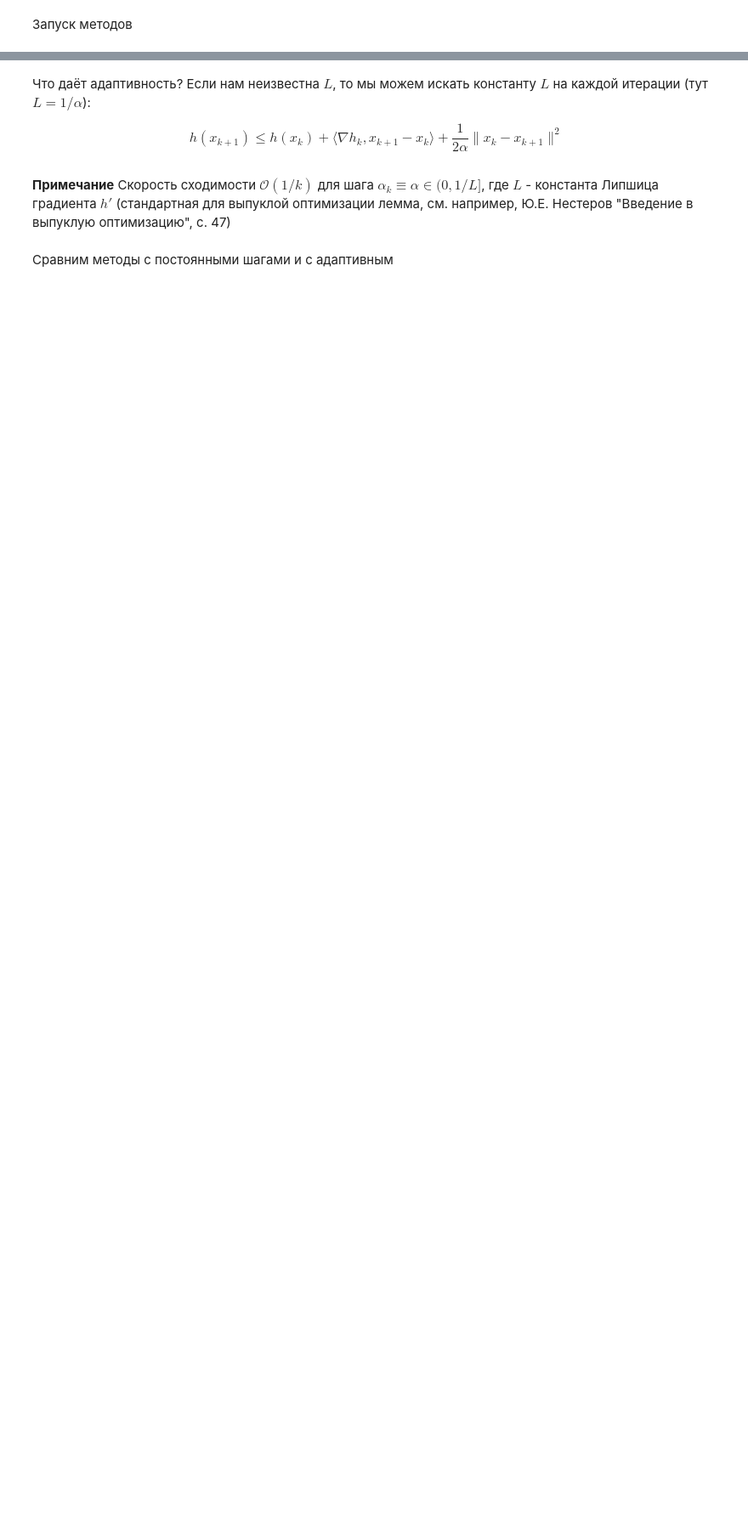
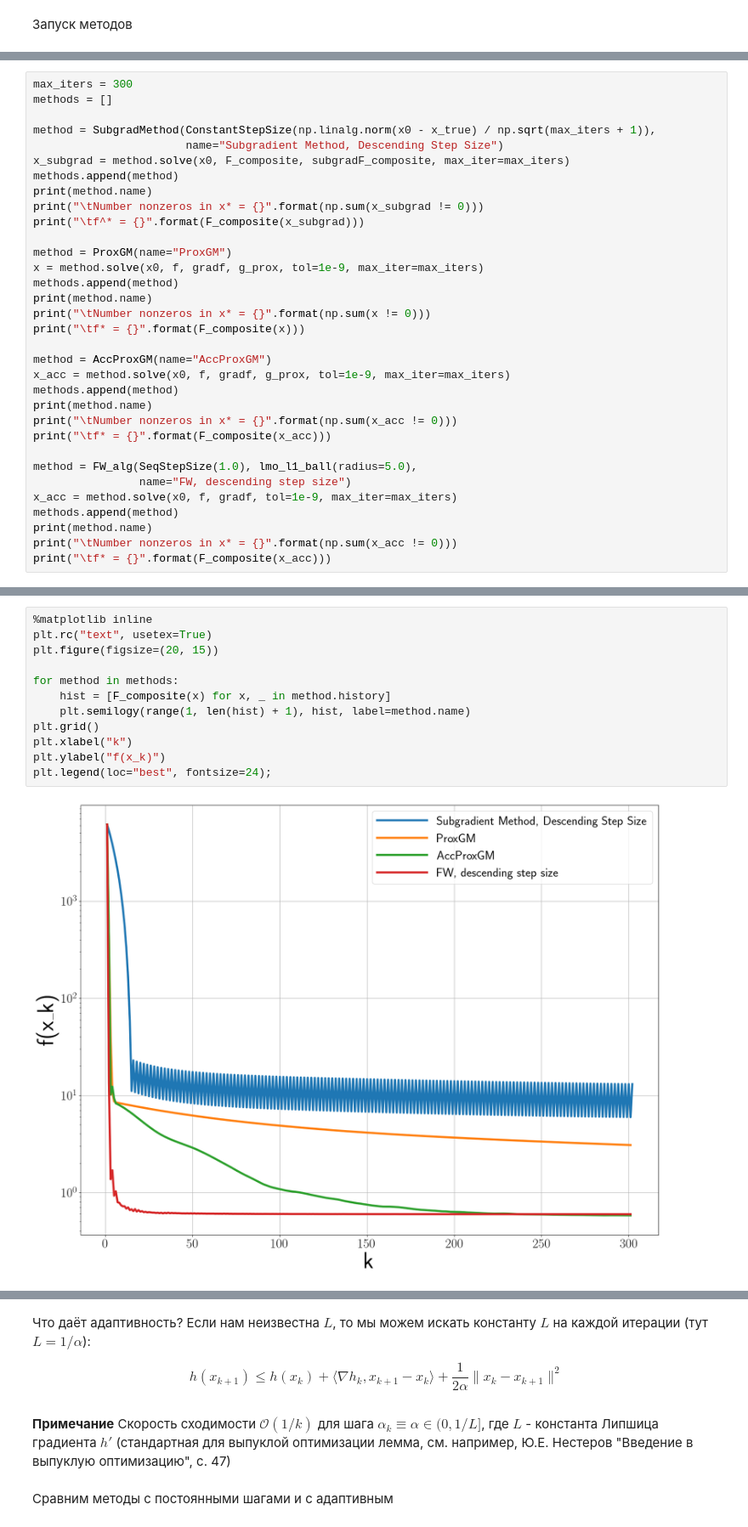
Before and after one commit to DredderGun/math_opt_course, a Jupyter notebook: lesson4_non_smooth_obj/sem3_proximal.ipynb, the cells around one changed output, grey strips where cells are left out. Shown at 85% size. Saved outputs shown, nothing was run; the diff lists cells and outputs as text; blank space fills up the shorter version.

```diff
--- a/lesson4_non_smooth_obj/sem3_proximal.ipynb
+++ b/lesson4_non_smooth_obj/sem3_proximal.ipynb
@@ -236,0 +295,33 @@ plt.legend(loc="best", fontsize=24);
+# %%
+max_iters = 300
+methods = []
+
+method = SubgradMethod(ConstantStepSize(np.linalg.norm(x0 - x_true) / np.sqrt(max_iters + 1)),
+                       name="Subgradient Method, Descending Step Size")
+x_subgrad = method.solve(x0, F_composite, subgradF_composite, max_iter=max_iters)
+methods.append(method)
+print(method.name)
+print("\tNumber nonzeros in x* = {}".format(np.sum(x_subgrad != 0)))
+print("\tf^* = {}".format(F_composite(x_subgrad)))
+
+method = ProxGM(name="ProxGM")
+x = method.solve(x0, f, gradf, g_prox, tol=1e-9, max_iter=max_iters)
+methods.append(method)
+print(method.name)
+print("\tNumber nonzeros in x* = {}".format(np.sum(x != 0)))
+print("\tf* = {}".format(F_composite(x)))
+
+method = AccProxGM(name="AccProxGM")
+x_acc = method.solve(x0, f, gradf, g_prox, tol=1e-9, max_iter=max_iters)
+methods.append(method)
+print(method.name)
+print("\tNumber nonzeros in x* = {}".format(np.sum(x_acc != 0)))
+print("\tf* = {}".format(F_composite(x_acc)))
+
+method = FW_alg(SeqStepSize(1.0), lmo_l1_ball(radius=5.0),
+                name="FW, descending step size")
+x_acc = method.solve(x0, f, gradf, tol=1e-9, max_iter=max_iters)
+methods.append(method)
+print(method.name)
+print("\tNumber nonzeros in x* = {}".format(np.sum(x_acc != 0)))
+print("\tf* = {}".format(F_composite(x_acc)))
@@ -236,0 +343,14 @@ plt.legend(loc="best", fontsize=24);
+# %%
+%matplotlib inline
+plt.rc("text", usetex=True)
+plt.figure(figsize=(20, 15))
+
+for method in methods:
+    hist = [F_composite(x) for x, _ in method.history]
+    plt.semilogy(range(1, len(hist) + 1), hist, label=method.name)
+plt.grid()
+plt.xlabel("k")
+plt.ylabel("f(x_k)")
+plt.legend(loc="best", fontsize=24);
+# %% [output]
+[figure, added]
```
Also changed, not shown: parts of 35 cells of this notebook.
